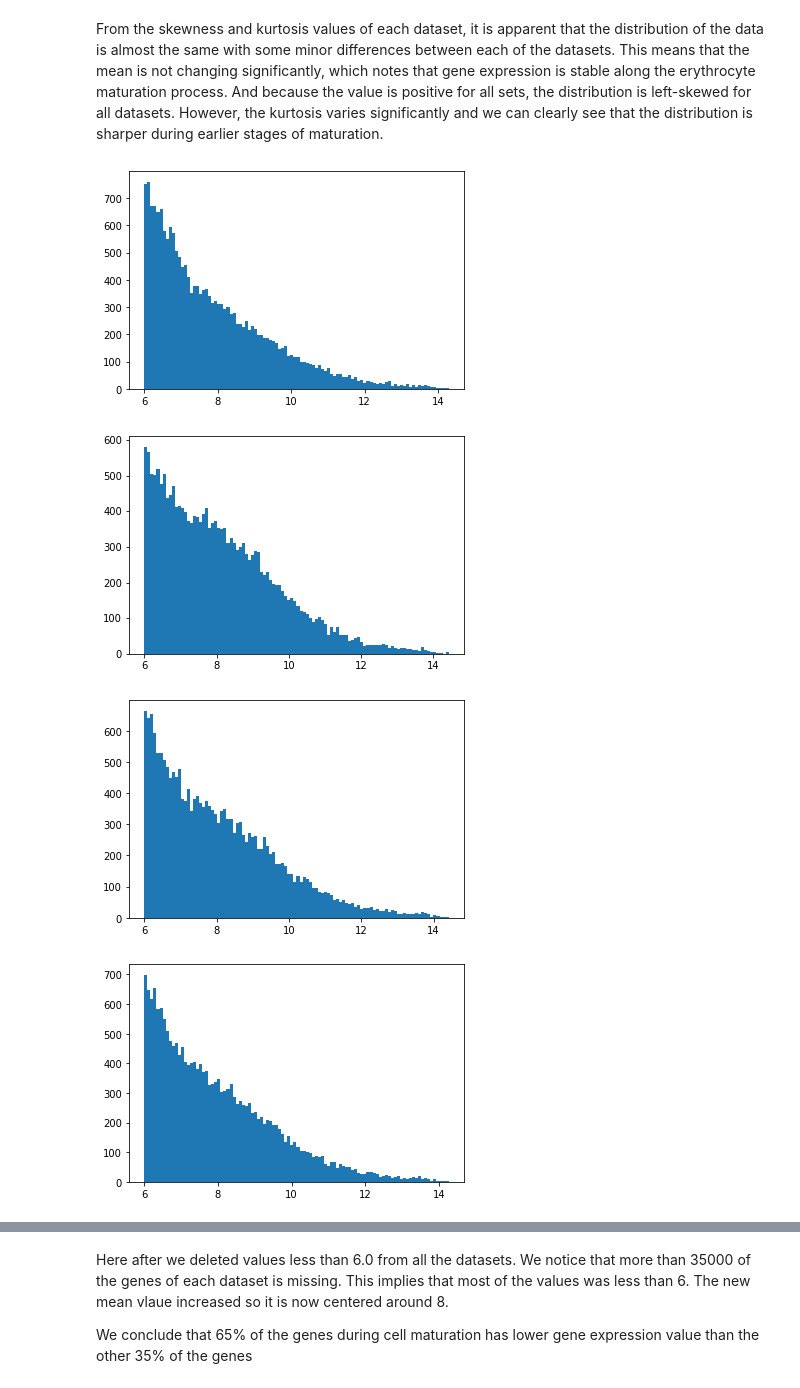
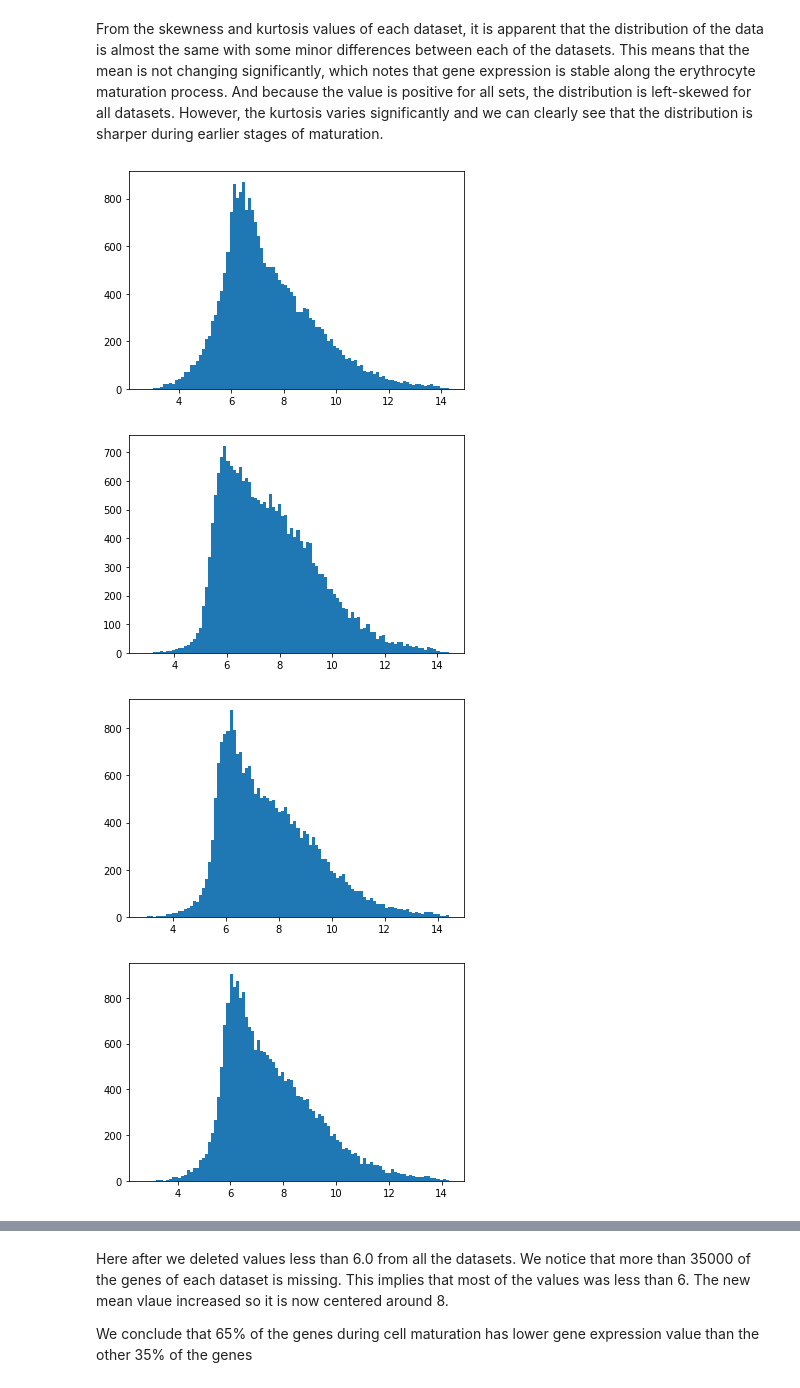
Before and after one commit to ramomar1992/bioinformatics-1-assignment-2, a Jupyter notebook: main.ipynb, the cells around one changed output, grey strips where cells are left out. Drawn from its saved outputs; the diff is of its cells as text; code cells hidden in the pictures.

```diff
--- a/main.ipynb
+++ b/main.ipynb
@@ -116,17 +116,16 @@ pd.DataFrame(skewness_and_kurtosis)
 From the skewness and kurtosis values of each dataset, it is apparent that the distribution of the data is almost the same with some minor differences between each of the datasets. This means that the mean is not changing significantly, which notes that gene expression is stable along the erythrocyte maturation process. And because the value is positive for all sets, the distribution is left-skewed for all datasets. However, the kurtosis varies significantly and we can clearly see that the distribution is sharper during earlier stages of maturation.
 # %%
 # task 5:
-# delete values less than 6 for each column in dataset_pre_processed
-for col in dataset_pre_processed.columns:
-  dataset_pre_processed[col] = dataset_pre_processed[col].apply(lambda x: x if x >= 6 else np.nan)
+# delete each row with values less than 6 in 10 or more columns
+dataset_pre_processed = dataset_pre_processed[dataset_pre_processed[dataset_pre_processed < 6].count(axis=1) < 10]
 
 # plot a histogram for each column
 for col in dataset_pre_processed.columns:
   plt.hist(x = dataset_pre_processed[col], bins = 100)
   plt.xlabel('')
   plt.show()
 # %% [output]
-[figure, old version]
+[figure, new version]
-[figure, old version]
+[figure, new version]
-[figure, old version]
+[figure, new version]
-[figure, old version]
+[figure, new version]
```
Also changed, not shown: parts of 5 cells of this notebook.
